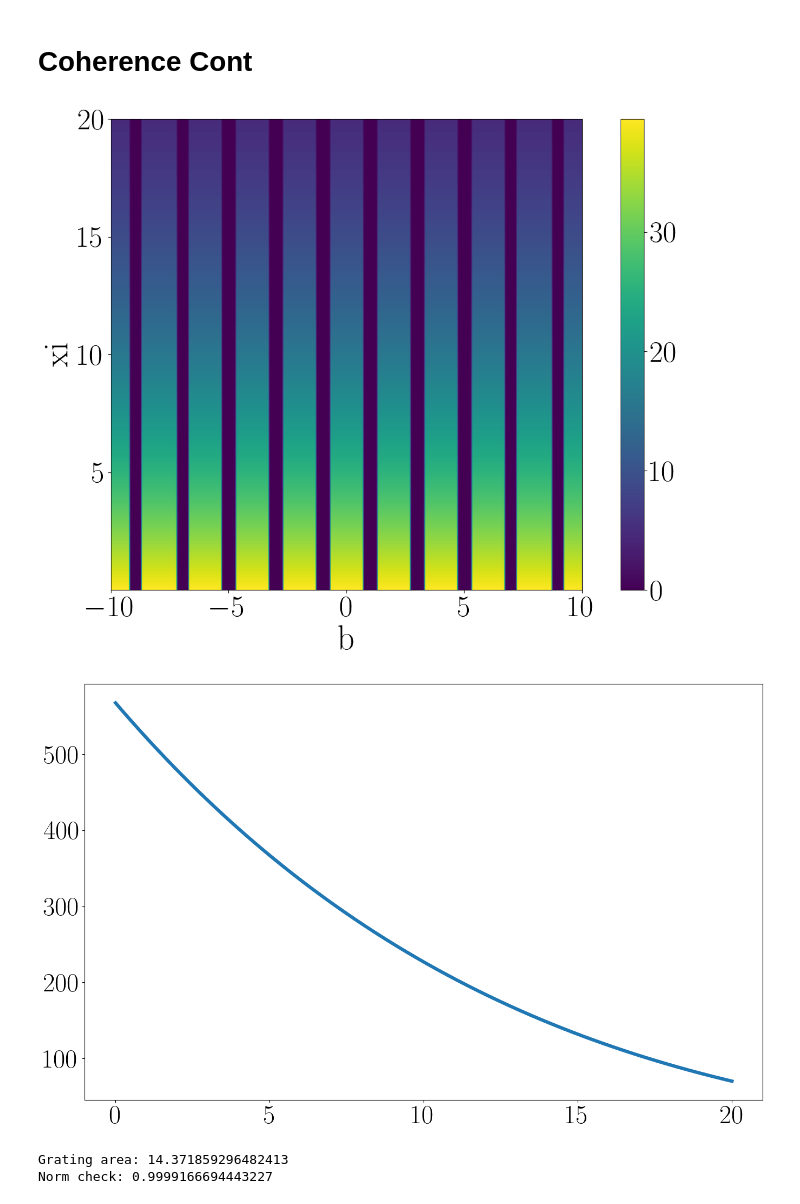
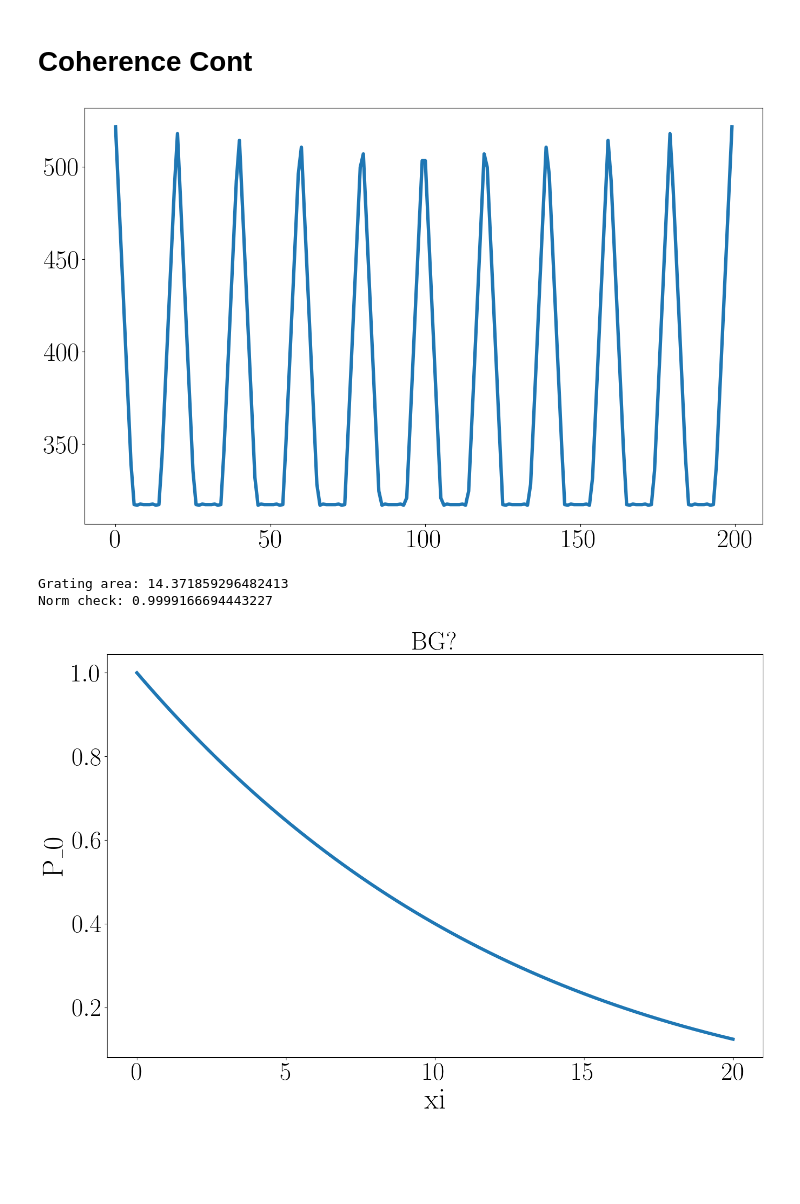
Before and after one commit to srmck/SESANS-coherence-length, a Jupyter notebook: Coherence_analysis.ipynb, the cells around one changed output. Cells and saved outputs as stored; diff of their text form; code cells hidden in the pictures; blank space fills up the shorter version.

```diff
--- a/Coherence_analysis.ipynb
+++ b/Coherence_analysis.ipynb
@@ -1325,9 +1325,9 @@ a = 1  #xi = a lambda^2
 p = 2  #period
 offset = -w/2
 
-xi_space = np.linspace(1e-3,20,300)
+xi_space = np.linspace(1e-3,20,400)
 b_space = np.linspace(-5*p,5*p,200)
-N = int(2*np.ceil((b_space[-1]-b_space[0])/p))  #number of periods
+N = int(5*np.ceil((b_space[-1]-b_space[0])/p))  #number of periods
 
 def rect(x,start,stop,S):
     return np.where((x>=start)&(x<=stop),S,0)
@@ -1337,15 +1337,6 @@ def grating(bs,offset,p):
 
 def P_0(xi,a,S_b):
     return 4*np.pi*a/xi*simpson(1 - np.cos(S_b),axis=1,x=b_space)
-
-def ACF(xis,f,parms1,parms2): #fix this
-    result = []
-    for xi in xis:
-        f1 = np.conj(f(*parms1))
-        parms2[0] += xi
-        f2 = f(*parms2)
-        result.append(simpson(f1*f2,x=xi_space))
-    return np.real(result)
 
 def f(xis,bs,grating):
     """Uses globals."""
@@ -1361,46 +1352,54 @@ plt.colorbar()
 plt.show()
 plt.title('f2')
 plt.imshow(f2,origin='lower',extent=[b_space[0],b_space[-1],xi_space[0],xi_space[-1]])
 plt.ylabel('xi')
 plt.xlabel('b')
 plt.colorbar()
 plt.show()"""
 
-f1 = f(xi_space,b_space,grating1)
-f2 = f(xi_space,b_space,grating(b_space,offset+p,p))
-acf = np.conj(f1)*f2
-plt.imshow(np.abs(acf),origin='lower',extent=[b_space[0],b_space[-1],xi_space[0],xi_space[-1]])
-plt.colorbar()
-plt.ylabel('xi')
-plt.xlabel('b')
+result = np.zeros((400,200))
+
+for indx,ofs in enumerate(b_space):
+    f1 = f(xi_space,b_space,grating1)
+    f2 = f(xi_space,b_space,grating(b_space,offset+ofs,p))
+    acf = np.conj(f1)*f2
+    result[:,indx] = np.real(simpson(acf,x=b_space,axis=1))
+    #plt.imshow(np.abs(acf),origin='lower',extent=[b_space[0],b_space[-1],xi_space[0],xi_space[-1]])
+    #plt.colorbar()
+    #plt.ylabel('xi')
+    #plt.xlabel('b')
+    #plt.show()
+
+    #plt.plot(xi_space,final)
+    #plt.show()
+#plt.imshow(result,origin='lower')
+#plt.colorbar()
+#plt.show()
+
+plt.plot(result[20,:])
 plt.show()
-
-final = np.real(simpson(acf,x=b_space,axis=1))
-plt.plot(xi_space,final)
-plt.show()
-
 
 grating1 = grating(b_space,offset,p)
 g_area = simpson(grating1,x=b_space)
 print(f'Grating area: {g_area}')
 
 phase = np.array([tc*np.sqrt(xi)*grating1 for xi in xi_space])
 P0 = P_0(xi_space,tc,phase)
 print(f'Norm check: {P0[0]/g_area/2/np.pi}')
 #plt.title('Phase')
 #plt.imshow(phase,origin='lower',extent=[b_space[0],b_space[-1],xi_space[0],xi_space[-1]])
 #plt.colorbar()
 #plt.ylabel('xi')
 #plt.xlabel('b')
 #plt.show()
 
 plt.title('BG?')
 plt.plot(xi_space,P0/g_area/2/np.pi)
 plt.ylabel('P_0')
 plt.xlabel('xi')
 plt.show()
 # %% [output]
-[figure, old version]
+[figure, new version]
+Grating area: 14.371859296482413
+Norm check: 0.9999166694443227
-[figure, old version]
+[figure, new version]
-Grating area: 14.371859296482413
-Norm check: 0.9999166694443227
```
Also changed, not shown: parts of 4 cells of this notebook.
